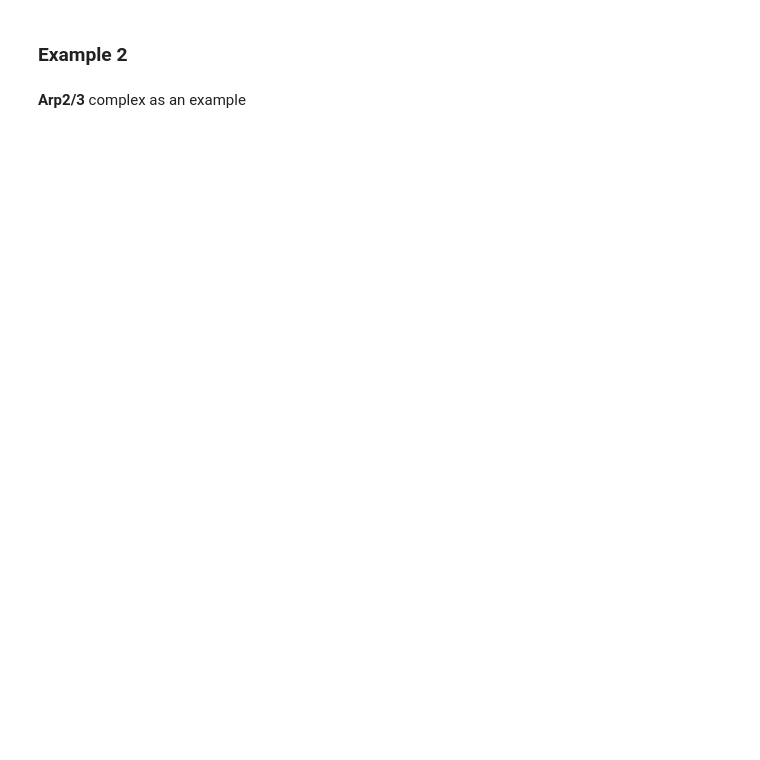
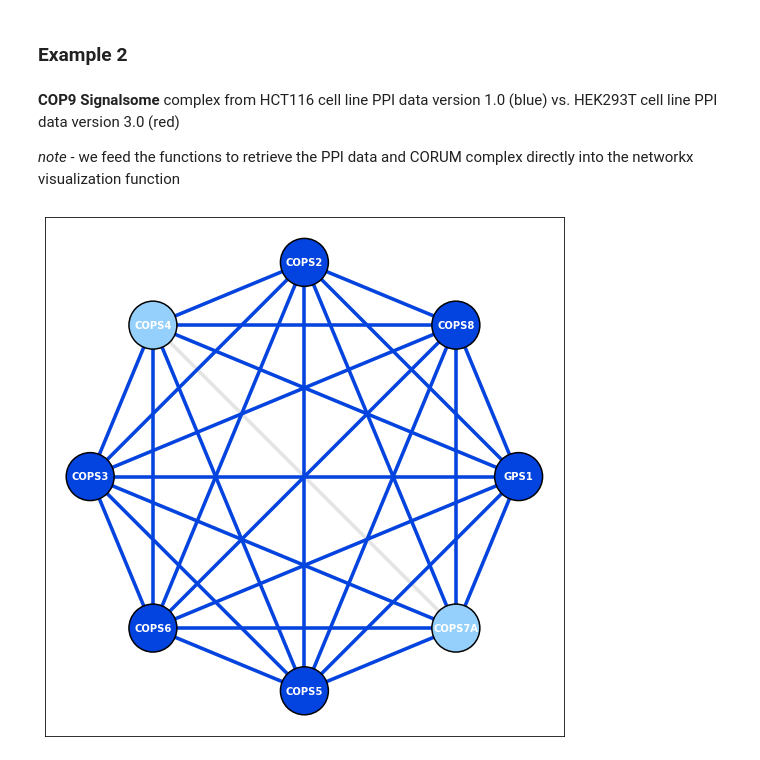
Before and after one commit to ccb-hms/BioPlexPy, a Jupyter notebook: BioPlex_Examples.ipynb, the cells around one changed output. Drawn from its saved outputs; the diff is of its cells as text; code cells hidden in the pictures; blank space fills up the shorter version.

```diff
--- a/BioPlex_Examples.ipynb
+++ b/BioPlex_Examples.ipynb
@@ -357,5 +372,11 @@ See the caveats in the documentation: https://pandas.pydata.org/pandas-docs/stab
 # %% [markdown]
 ### Example 2
-# %% [markdown]
-**Arp2/3** complex as an example
+# %% [markdown]
+**COP9 Signalsome** complex from HCT116 cell line PPI data version 1.0 (blue) vs. HEK293T cell line PPI data version 3.0 (red)
+
+*note* - we feed the functions to retrieve the PPI data and CORUM complex directly into the networkx visualization function
+# %%
+display_PPI_network_for_complex(getBioPlex('HCT116', '1.0'), getCorum('core', 'Human'), 'COP9 signalosome complex', 2300, 3.5, 'xkcd:blue', 'xkcd:light blue', 'xkcd:blue', '/n/shared_db/ccb/bioplex/BioPlexPy_testing/figures/network_HCT116_1.0_COP9-signalsome-complex.png')
+# %% [output]
+[figure, added]
 # %%
```
Also changed, not shown: parts of 9 cells of this notebook.
